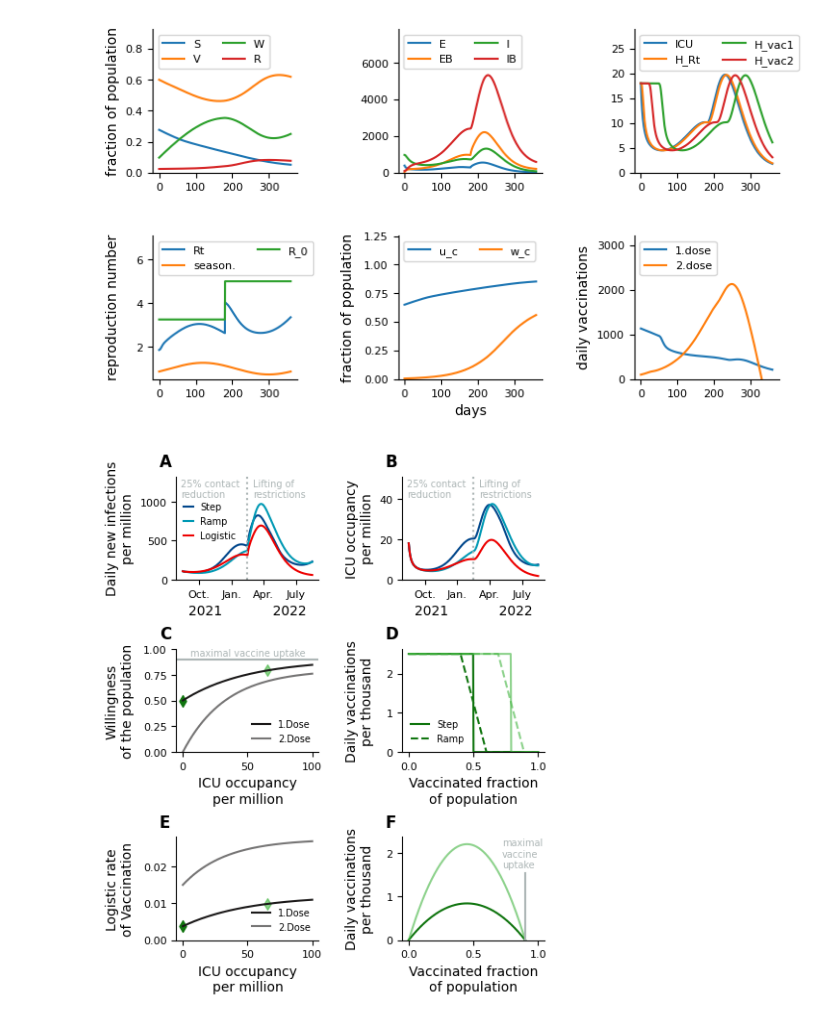
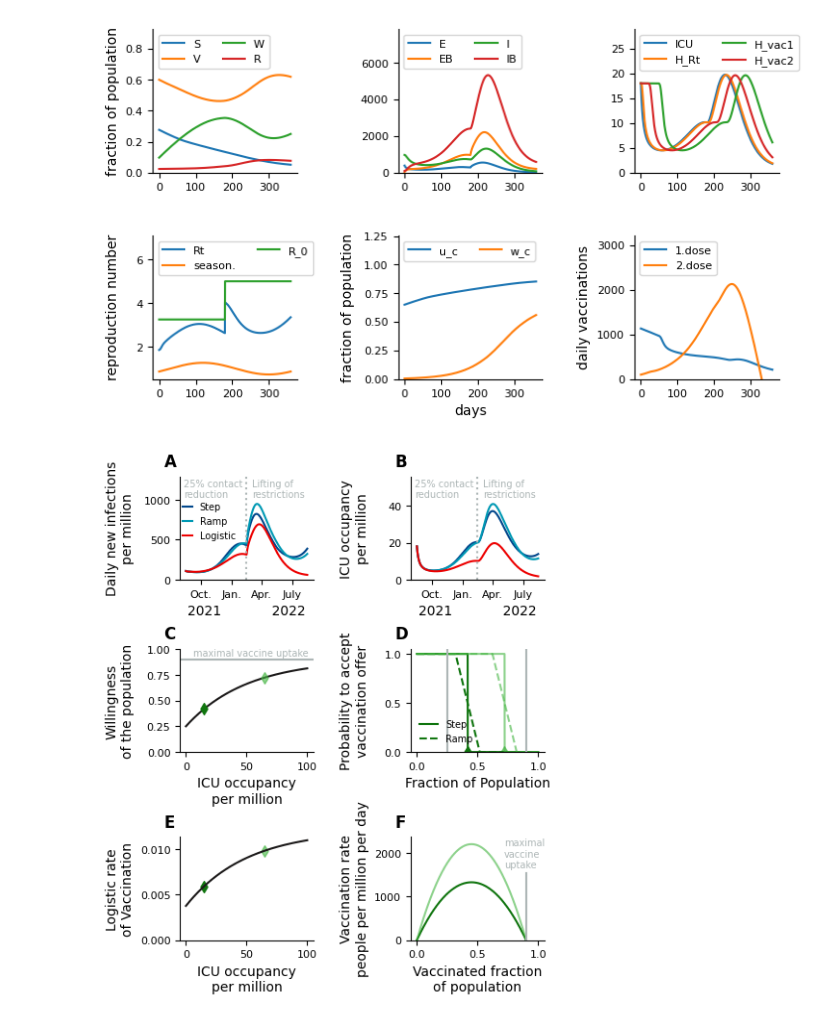
Before and after one commit to Priesemann-Group/covid19_winter_dilemma, a Jupyter notebook: notebooks/model_comparison.ipynb, the cells around one changed output. Cells and saved outputs as stored; diff of their text form; code cells hidden in the pictures.

Commit message:
figure update

```diff
--- a/notebooks/model_comparison.ipynb
+++ b/notebooks/model_comparison.ipynb
@@ -15,15 +15,17 @@ import plotting2
 import parametros
 # %%
 params_model = parametros.params.copy()
-params_model_ramp = parametros.params.copy()
-params_model_logistic = parametros.params.copy()
+params_model.update({'u_base':0.25})
+
+params_model_ramp = params_model.copy()
+params_model_logistic = params_model.copy()
 
 params_model_ramp.update( {'epsilon_u':0.1, 'epsilon_w':0.1} )
 params_model_logistic.update( {'r_base':0.015} )
 # %%
 m0 = model.Model(**params_model)
-mR = model_ramp.Model(**params_model_sigmoid)
-mL = model_logistic.Model(**params_model2)
+mR = model_ramp.Model(**params_model_ramp)
+mL = model_logistic.Model(**params_model_logistic)
 # %%
 times, data = m0.run()
 times, data = mR.run()
@@ -58,6 +60,7 @@ colors = {
     'icu':'#1B1919FF', 'icuL':'#1B191999',
     'scen1':'#10750FFF', 'scen2':'#42B54099',
     'line':'#ADB6B6FF',
+    'vac':'#925E9FFF'
 }
 
 main_colors = [colors['step'],colors['ramp'],colors['log']]
@@ -78,25 +81,35 @@ def u_w(H):
 def w_w(H):
     return m0.w_max*(1-np.exp(-m0.alpha_w*H-m0.e_w))
 
+scen1 = 15
+scen2 = 65
+
 x = np.linspace(0,100,1000)
 ax3.plot(x,list(map(u_w,x)), color=colors['icu'], label='1.Dose')
-ax3.plot(x,list(map(w_w,x)), color=colors['icuL'], label='2.Dose')
-ax3.scatter(0,u_w(0), marker='d', color=colors['scen1'])
-ax3.scatter(65,u_w(65), marker='d', color=colors['scen2'])
-ax3.axhline(1-ms.chi_0, color=colors['line'])
+#ax3.plot(x,list(map(w_w,x)), color=colors['icuL'], label='2.Dose')
+ax3.scatter(scen1,u_w(scen1), marker='d', color=colors['scen1'], zorder=2.5)
+ax3.scatter(scen2,u_w(scen2), marker='d', color=colors['scen2'], zorder=2.5)
+ax3.axhline(1-mR.chi_0, color=colors['line'])
 
-def Phi(H, UC):
-    return 0 if u_w(H)<UC/m0.M else min(m0.Phi_0,u_w(H)-UC/m0.M)
-def Phi_s(H, UC):
-    if u_w(H) < (UC/mR.M - mR.epsilon_u): return 0
-    if u_w(H) > (UC/mR.M + mR.epsilon_u): return mR.Phi_0
-    return (u_w(H) - UC/mR.M + mR.epsilon_u)/2./mR.epsilon_u * mR.Phi_0
+def step(H, x):
+    return 0 if x>u_w(H) else 1
+def ramp(H, x):
+    return 0 if x>(u_w(H)+mR.epsilon_u) else min( (u_w(H)-x+mR.epsilon_u)/2./mR.epsilon_u, 1)
+#   if u_w(H) < (UC/mR.M - mR.epsilon_u): return 0
+#   if u_w(H) > (UC/mR.M + mR.epsilon_u): return mR.Phi_0
+#   return (u_w(H) - UC/mR.M + mR.epsilon_u)/2./mR.epsilon_u * mR.Phi_0
 
 x = np.linspace(0,1,1000)
-ax4.plot(x,1000*np.array(list(map(Phi, np.zeros(1000), x*m0.M))), color=colors['scen1'])
-ax4.plot(x,1000*np.array(list(map(Phi_s, np.zeros(1000), x*mR.M))), color=colors['scen1'], ls='--')
-ax4.plot(x,1000*np.array(list(map(Phi, np.ones(1000)*65, x*m0.M))), color=colors['scen2'])
-ax4.plot(x,1000*np.array(list(map(Phi_s, np.ones(1000)*65, x*mR.M))), color=colors['scen2'], ls='--')
+ax4.plot(x,list(map(step, np.ones(1000)*scen1, x)), color=colors['scen1'], label='Step')
+ax4.plot(x,list(map(ramp, np.ones(1000)*scen1, x)), color=colors['scen1'], ls='--', label='Ramp')
+ax4.plot(x,list(map(step, np.ones(1000)*scen2, x)), color=colors['scen2'])
+ax4.plot(x,list(map(ramp, np.ones(1000)*scen2, x)), color=colors['scen2'], ls='--')
+ax4.scatter(u_w(scen1),0, marker='d', color=colors['scen1'])
+ax4.scatter(u_w(scen2),0, marker='d', color=colors['scen2'])
+
+#ax4.axvline(0.45, color=colors['vac'])
+ax4.axvline(mR.u_base, color=colors['line'])
+ax4.axvline(1-mR.chi_0, color=colors['line'])
 
 def Phi_2(H):
     r_icu = 4*mL.Phi_0/(1-mL.chi_0)*(1-np.exp(-mL.alpha_u*H))
@@ -107,28 +120,28 @@ def phi_2(H):
 
 x = np.linspace(0,100,1000)
 ax5.plot(x,list(map(Phi_2, x)), color=colors['icu'], label='1.Dose')
-ax5.plot(x,list(map(phi_2, x)), color=colors['icuL'], label='2.Dose')
-ax5.scatter(0,Phi_2(0), marker='d', color=colors['scen1'])
-ax5.scatter(65,Phi_2(65), marker='d', color=colors['scen2'])
+#ax5.plot(x,list(map(phi_2, x)), color=colors['icuL'], label='2.Dose')
+ax5.scatter(scen1,Phi_2(scen1), marker='d', color=colors['scen1'])
+ax5.scatter(scen2,Phi_2(scen2), marker='d', color=colors['scen2'])
 
 def logistic(x, H):
     return Phi_2(H)*x*(1-x/(1-mL.chi_0))
 x = np.linspace(0,1,1000)
-ax6.plot(x, 1000*np.array(list(map(logistic, x, np.zeros(1000)))), color=colors['scen1'])
-ax6.plot(x, 1000*np.array(list(map(logistic, x, np.ones(1000)*65))), color=colors['scen2'])
+ax6.plot(x, 1e6*np.array(list(map(logistic, x, np.ones(1000)*scen1))), color=colors['scen1'])
+ax6.plot(x, 1e6*np.array(list(map(logistic, x, np.ones(1000)*scen2))), color=colors['scen2'])
 ax6.axvline(1-mL.chi_0, ymax=0.65, color=colors['line'])
 
 
 ax1.set_ylabel("Daily new infections\nper million")
 ax2.set_ylabel("ICU occupancy\nper million")
 ax3.set_ylabel("Willingness\nof the population")
-ax4.set_ylabel("Daily vaccinations\nper thousand")
+ax4.set_ylabel("Probability to accept\nvaccination offer")
 ax5.set_ylabel("Logistic rate\nof Vaccination")
-ax6.set_ylabel("Daily vaccinations\nper thousand")
+ax6.set_ylabel("Vaccination rate\npeople per million per day")
 #ax6.set_ylabel("Static logistic\nVaccination rate")
 
 ax3.set_xlabel("ICU occupancy\nper million")
-ax4.set_xlabel("Vaccinated fraction\nof population")
+ax4.set_xlabel("Fraction of Population")
 ax5.set_xlabel("ICU occupancy\nper million")
 ax6.set_xlabel("Vaccinated fraction\nof population")
 
@@ -148,13 +161,11 @@ handles = [mpl.lines.Line2D([], [], color=colors['step'], label='Step'),
 ax1.legend(handles=handles, bbox_to_anchor=(0.48,0.3), ncol=1, frameon=False, handlelength=1.)
 #ax2.legend(handles=handles, loc='upper left', ncol=1, frameon=False, handlelength=1.)
 
-ax3.legend(loc='lower right', ncol=1, frameon=False)
+#ax3.legend(loc='lower right', ncol=1, frameon=False)
 
-handles = [mpl.lines.Line2D([], [], color=colors['scen1'], label='Step'),
-           mpl.lines.Line2D([], [], color=colors['scen1'], ls='--', label='Ramp')]
-ax4.legend(handles=handles, loc='lower left', ncol=1, frameon=False)
+ax4.legend(loc='lower left', ncol=1, frameon=False)
 
-ax5.legend(loc='lower right', ncol=1, frameon=False)
+#ax5.legend(loc='lower right', ncol=1, frameon=False)
 
 ax1.set_ylim(0,None)
 ax2.set_ylim(0,None)
@@ -164,31 +175,31 @@ ax5.set_ylim(0,None)
 ax6.set_ylim(0,None)
 for ax in [ax1,ax2]:
     l,u = ax.get_ylim()
     ax.set_ylim(l,u+0.3*(u-l))
     ax.text(0.54,0.8,'Lifting of\nrestrictions', size=7, color=colors['line'], transform=ax.transAxes)
     ax.text(0.03,0.8,'25% contact\nreduction', size=7, color=colors['line'], transform=ax.transAxes)
 
 ax3.text(0.1,0.93,'maximal vaccine uptake', size=7, color=colors['line'], transform=ax3.transAxes)
 ax6.text(0.7,0.7,'maximal\nvaccine\nuptake', size=7, color=colors['line'], transform=ax6.transAxes)
 
 for ax, label in zip([ax1,ax2,ax3,ax4,ax5,ax6], ['A','B','C','D','E','F']):
     ax.text(-.12,1.1,label, size=12, weight='bold', color='black', transform=ax.transAxes)
 
 fig.align_ylabels()
 
 hline1 = 0.345
 hline2 = 0.685
 
 #rect1 = mpl.patches.Rectangle(
 #    (0.0, hline1), 1.0, hline2-hline1, transform=fig.transFigure,
 #    fill=True, color=colors['step'], alpha=0.1, zorder=-10)
 #rect2 = mpl.patches.Rectangle(
 #    (0.0, 0.0), 1.0, hline1, transform=fig.transFigure,
 #    fill=True, color=colors['log'], alpha=0.1, zorder=-10)
 #fig.patches.append(rect1)
 #fig.patches.append(rect2)
 
 plt.show()
 fig.savefig("./figures/model_comparison.pdf")
 # %% [output]
-[figure, old version]
+[figure, new version]
```
Also changed, not shown: parts of 2 cells of this notebook, 11 other files.
